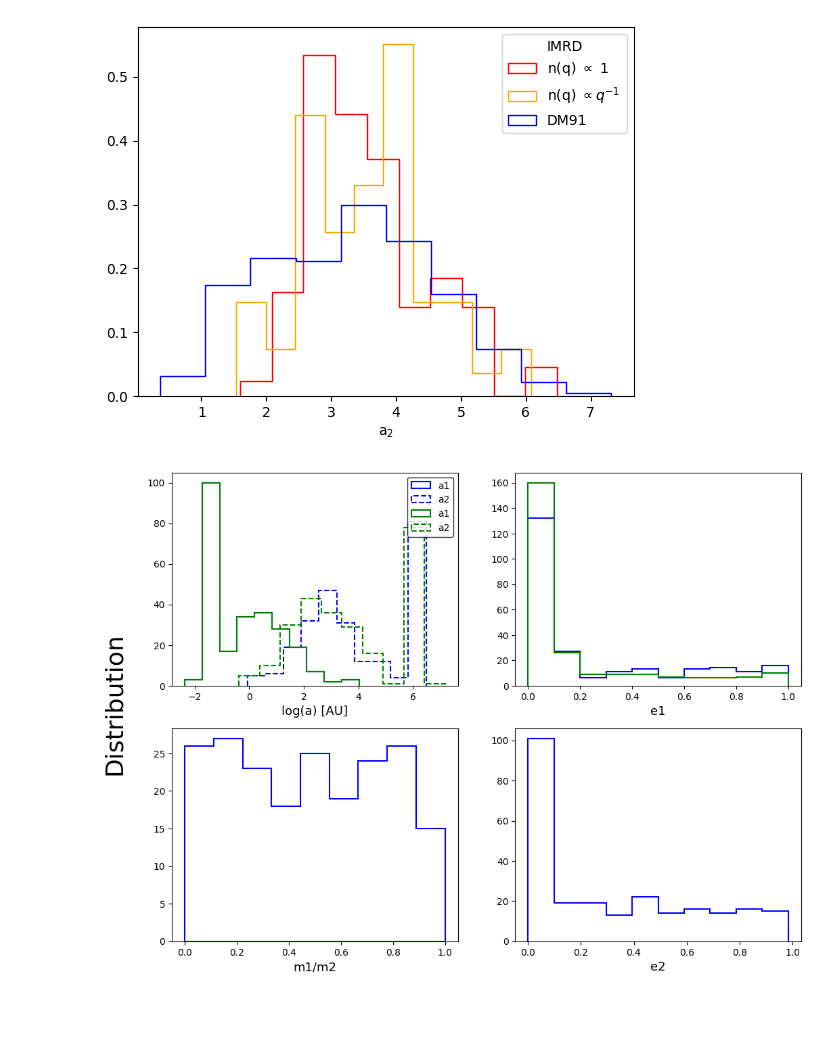
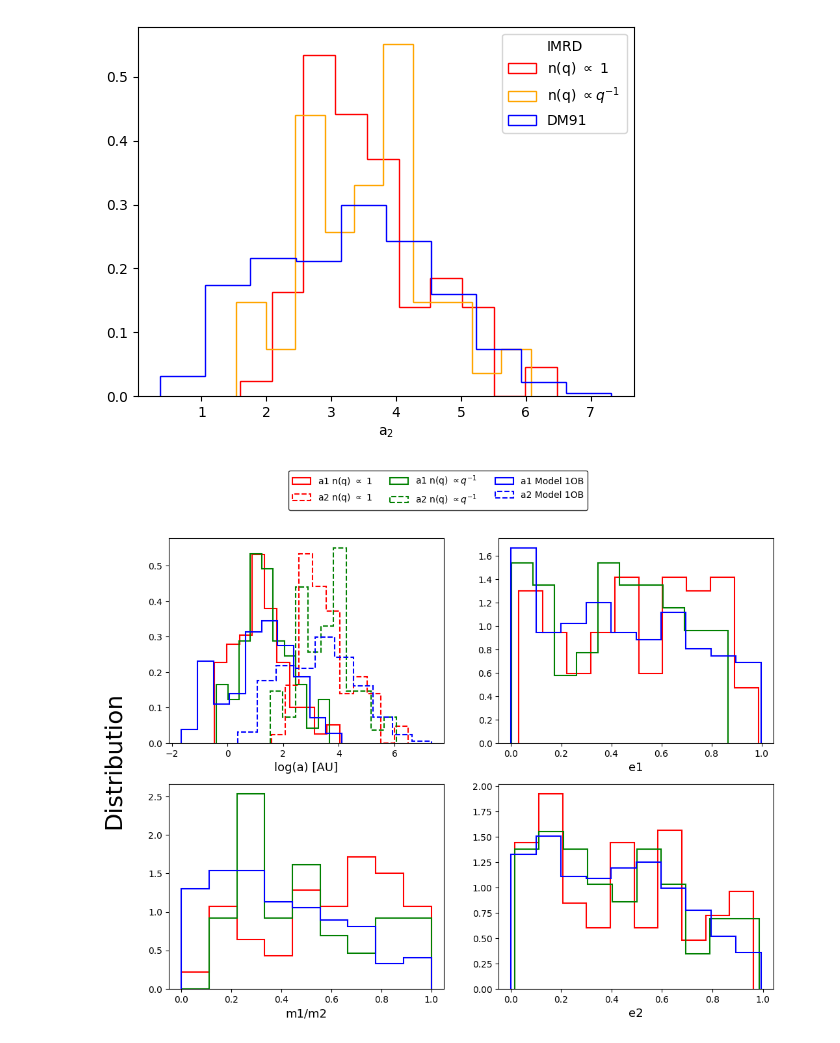
Before and after one commit to cheyanneshariat/OSPE_Scripts, a Jupyter notebook: OSPE_Setup.ipynb, the cells around one changed output. Saved outputs shown, nothing was run; the diff lists cells and outputs as text; code cells hidden in the pictures; blank space fills up the shorter version.

```diff
--- a/OSPE_Setup.ipynb
+++ b/OSPE_Setup.ipynb
@@ -1116,19 +1116,19 @@ final_1T_old = pd.read_pickle('/Users/bijan1339/Desktop/Research/Dataframes/fina
 dfa = final.query("N<4250") #uniform IMRD
 dfb = final.query("N>4250") #uniform IMRD
 # %%
-fig, ((ax1,ax2),(ax3, ax4)) = plt.subplots(nrows=2, ncols=2, figsize=(18, 9))
+# fig, ((ax1,ax2),(ax3, ax4)) = plt.subplots(nrows=2, ncols=2, figsize=(18, 9))
 
-ax2.hist(np.log10(dfa.query("startype1=='WD'").a1), density=True, histtype='step', color='r', label='n(q) $\propto$ 1')
-ax2.hist(np.log10(dfb.query("startype1=='WD'").a1), density=True, histtype='step', color='orange', label='n(q) $\propto q^{-1}$ ')
+plt.hist(np.log10(dfa.query("startype1=='WD'").a2), density=True, histtype='step', color='r', label='n(q) $\propto$ 1')
+plt.hist(np.log10(dfb.query("startype1=='WD'").a2), density=True, histtype='step', color='orange', label='n(q) $\propto q^{-1}$ ')
 
-ax2.hist(np.log10(final_1T_old.query("startype1=='WD'").a2), density=True, histtype='step', color='b', label='DM91')
-ax2.hist(np.log10(dfa.query("startype1=='WD'").a2), density=True, histtype='step', color='r', label='n(q) $\propto$ 1')
-ax2.hist(np.log10(dfb.query("startype1=='WD'").a2), density=True, histtype='step', color='orange', label='n(q) $\propto q^{-1}$ ')
-ax2.hist(np.log10(final_1T_old.query("startype1=='WD'").a2), density=True, histtype='step', color='b', label='DM91')
+plt.hist(np.log10(final_1T_old.query("startype1=='WD'").a2), density=True, histtype='step', color='b', label='DM91')
+# plt.hist(np.log10(dfa.query("startype1=='WD'").a2), density=True, histtype='step', color='r', label='n(q) $\propto$ 1')
+# plt.hist(np.log10(dfb.query("startype1=='WD'").a2), density=True, histtype='step', color='orange', label='n(q) $\propto q^{-1}$ ')
+# plt.hist(np.log10(final_1T_old.query("startype1=='WD'").a2), density=True, histtype='step', color='b', label='DM91')
 
 
-ax2.set_xlabel('a$_2$')
-ax2.legend(title='IMRD')
+plt.xlabel('a$_2$')
+plt.legend(title='IMRD')
 # plt.xlim(left=-0.2)
 # plt.hist(initial.query("N>4250").m2/initial.query("N>4250").m1,bins=np.linspace(0,1,10))
 # plt.xlim(right=1)
@@ -1138,29 +1138,36 @@ ax2.legend(title='IMRD')
 # %%
 #################################################
 ###########  UNFINISHED SIMULATIONS  ############
 #################################################
 
-
 fig, ((ax1,ax2),(ax3,ax4)) = plt.subplots(nrows=2, ncols=2, figsize=(12, 9))
 
-ax1.hist(np.log10(dfa['a1']),histtype='step',density=False,linewidth=1.5,color='r',label='a1')
-ax1.hist(np.log10(dfa['a2']),histtype='step',density=False,linewidth=1.5,color='r',label='a2', linestyle='--')
-ax1.hist(np.log10(dfa['a1']),histtype='step',density=False,linewidth=1.5,color='g',label='a1')
-ax1.hist(np.log10(dfb['a2']),histtype='step',density=False,linewidth=1.5,color='g',label='a2', linestyle='--')
+ax1.hist(np.log10(dfa.query("startype1 == 'WD'")['a1']),histtype='step',density=True,linewidth=1.5,color='r',label='a1 n(q) $\propto$ 1')
+ax1.hist(np.log10(dfa.query("startype1 == 'WD'")['a2']),histtype='step',density=True,linewidth=1.5,color='r',label='a2 n(q) $\propto$ 1', linestyle='--')
+ax1.hist(np.log10(dfb.query("startype1 == 'WD'")['a1']),histtype='step',density=True,linewidth=1.5,color='g',label='a1 n(q) $\propto q^{-1}$')
+ax1.hist(np.log10(dfb.query("startype1 == 'WD'")['a2']),histtype='step',density=True,linewidth=1.5,color='g',label='a2 n(q) $\propto q^{-1}$', linestyle='--')
+ax1.hist(np.log10(final_1T_old.query("startype1 == 'WD'")['a1']),histtype='step',density=True,linewidth=1.5,color='b',label='a1 Model 1OB')
+ax1.hist(np.log10(final_1T_old.query("startype1 == 'WD'")['a2']),histtype='step',density=True,linewidth=1.5,color='b',label='a2 Model 1OB', linestyle='--')
 
-ax2.hist(dfa['e1'],histtype='step',density=False,linewidth=1.5,color='r')
-ax2.hist(dfb['e1'],histtype='step',density=False,linewidth=1.5,color='g')
+ax2.hist(dfa.query("startype1 == 'WD'")['e1'],histtype='step',density=True,linewidth=1.5,color='r')
+ax2.hist(dfb.query("startype1 == 'WD'")['e1'],histtype='step',density=True,linewidth=1.5,color='g')
+ax2.hist(final_1T_old.query("startype1 == 'WD'")['e1'],histtype='step',density=True,linewidth=1.5,color='b')
 
-ax3.hist(dfa['m2']/dfa['m1'],histtype='step',density=False,linewidth=1.5,color='r',bins=np.linspace(0,1,10))
-ax3.hist(dfa['m2']/dfb['m1'],histtype='step',density=False,linewidth=1.5,color='g',bins=np.linspace(0,1,10))
+ax3.hist(dfa.query("startype1 == 'WD'")['m2']/dfa['m1'],histtype='step',density=True,linewidth=1.5,color='r',bins=np.linspace(0,1,10))
+ax3.hist(dfb.query("startype1 == 'WD'")['m2']/dfb['m1'],histtype='step',density=True,linewidth=1.5,color='g',bins=np.linspace(0,1,10))
+ax3.hist(final_1T_old.query("startype1 == 'WD'")['m2']/dfb['m1'],histtype='step',density=True,linewidth=1.5,color='b',bins=np.linspace(0,1,10))
 
-ax4.hist(dfa['e2'],histtype='step',density=False,linewidth=1.5,color='r')
+
+ax4.hist(dfa.query("startype1 == 'WD'")['e2'],histtype='step',density=True,linewidth=1.5,color='r')
+ax4.hist(dfb.query("startype1 == 'WD'")['e2'],histtype='step',density=True,linewidth=1.5,color='g')
+ax4.hist(final_1T_old.query("startype1 == 'WD'")['e2'],histtype='step',density=True,linewidth=1.5,color='b')
 
 fig.text(0.04, 0.5, 'Distribution', va='center', rotation='vertical',fontsize=26)
 
 ax1.set_xlabel('log(a) [AU]',fontsize=13), ax2.set_xlabel('e1',fontsize=13), ax3.set_xlabel('m1/m2',fontsize=13), ax4.set_xlabel('e2',fontsize=13)
-ax1.legend(edgecolor='k', ncols=2)
+fig.legend(edgecolor='k', ncols=3,loc='upper center')
 
+# plt.savefig()
 plt.show()
 # %% [output]
-[figure, old version]
+[figure, new version]
```
